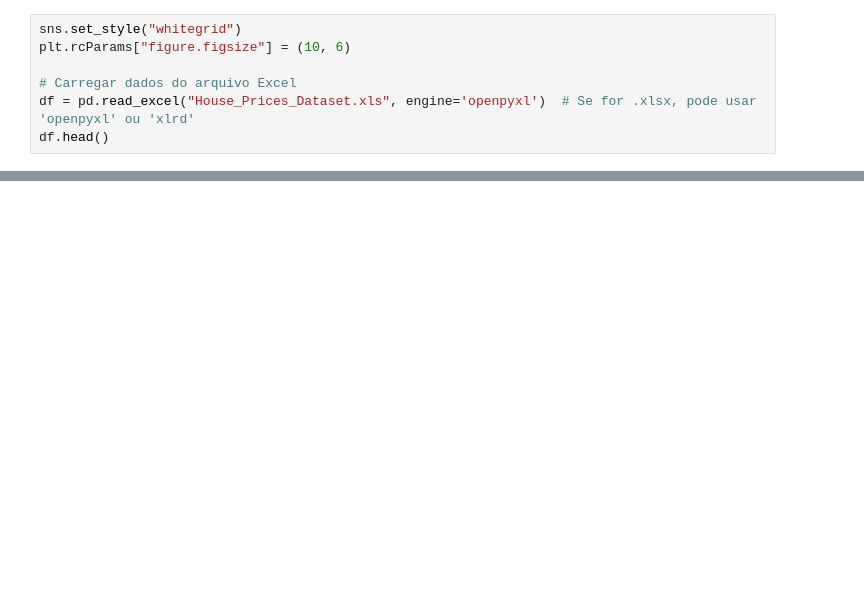
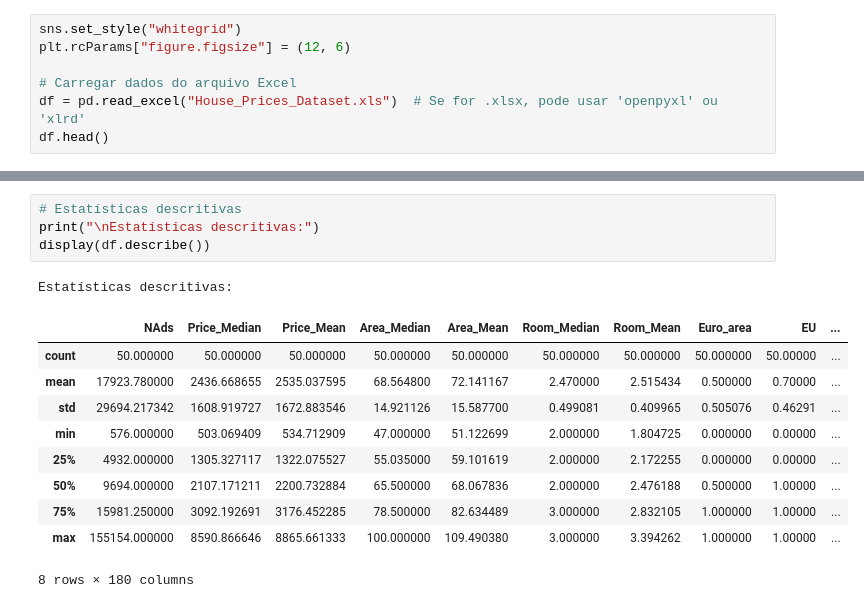
Before and after one commit to Uirah/FundamentosPythonEISnt, a Jupyter notebook: UFCD10793_FT01/AvaliacaoFinal/EnunciadoGeral05.ipynb, the cells around one changed output, grey strips where cells are left out. Cells and saved outputs as stored; diff of their text form; blank space fills up the shorter version.

```diff
--- a/UFCD10793_FT01/AvaliacaoFinal/EnunciadoGeral05.ipynb
+++ b/UFCD10793_FT01/AvaliacaoFinal/EnunciadoGeral05.ipynb
@@ -48,8 +15,8 @@ ModuleNotFoundError: No module named 'pandas'
 # %%
 sns.set_style("whitegrid")
-plt.rcParams["figure.figsize"] = (10, 6)
+plt.rcParams["figure.figsize"] = (12, 6)
 
 # Carregar dados do arquivo Excel
-df = pd.read_excel("House_Prices_Dataset.xls", engine='openpyxl')  # Se for .xlsx, pode usar 'openpyxl' ou 'xlrd'
+df = pd.read_excel("House_Prices_Dataset.xls")  # Se for .xlsx, pode usar 'openpyxl' ou 'xlrd'
 df.head()
 # %% [output]
@@ -56,0 +54,16 @@ NameError: name 'sns' is not defined
+# %%
+# Estatísticas descritivas
+print("\nEstatísticas descritivas:")
+display(df.describe())
+# %% [output]
+Estatísticas descritivas:
+|  | NAds | Price_Median | Price_Mean | Area_Median | Area_Mean | Room_Median | Room_Mean | Euro_area | EU | ... |
+| count | 50.000000 | 50.000000 | 50.000000 | 50.000000 | 50.000000 | 50.000000 | 50.000000 | 50.000000 | 50.00000 | ... |
+| mean | 17923.780000 | 2436.668655 | 2535.037595 | 68.564800 | 72.141167 | 2.470000 | 2.515434 | 0.500000 | 0.70000 | ... |
+| std | 29694.217342 | 1608.919727 | 1672.883546 | 14.921126 | 15.587700 | 0.499081 | 0.409965 | 0.505076 | 0.46291 | ... |
+| min | 576.000000 | 503.069409 | 534.712909 | 47.000000 | 51.122699 | 2.000000 | 1.804725 | 0.000000 | 0.00000 | ... |
+| 25% | 4932.000000 | 1305.327117 | 1322.075527 | 55.035000 | 59.101619 | 2.000000 | 2.172255 | 0.000000 | 0.00000 | ... |
+| 50% | 9694.000000 | 2107.171211 | 2200.732884 | 65.500000 | 68.067836 | 2.000000 | 2.476188 | 0.500000 | 1.00000 | ... |
+| 75% | 15981.250000 | 3092.192691 | 3176.452285 | 78.500000 | 82.634489 | 3.000000 | 2.832105 | 1.000000 | 1.00000 | ... |
+| max | 155154.000000 | 8590.866646 | 8865.661333 | 100.000000 | 109.490380 | 3.000000 | 3.394262 | 1.000000 | 1.00000 | ... |
+8 rows × 180 columns
```
Also changed, not shown: parts of 25 cells of this notebook, 1 other file.
